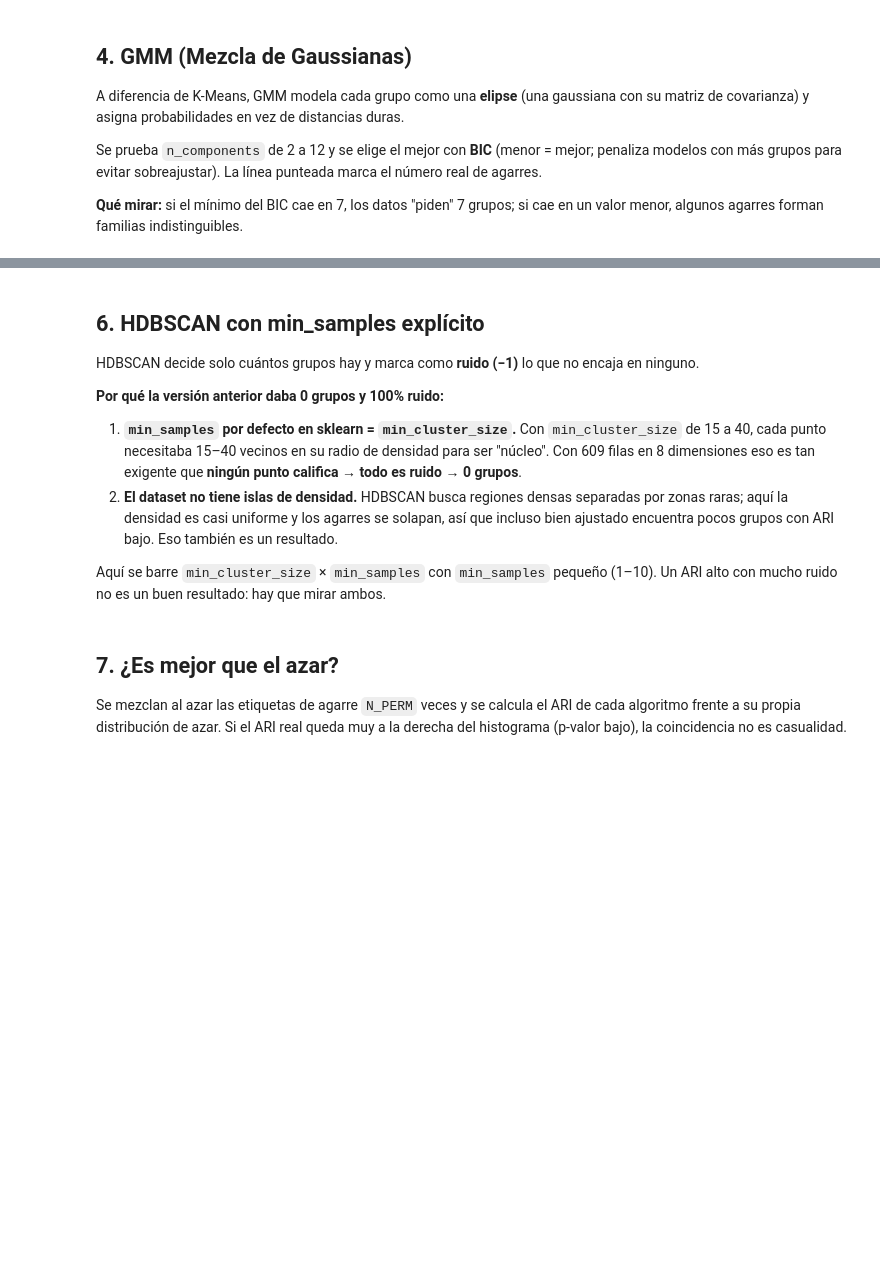
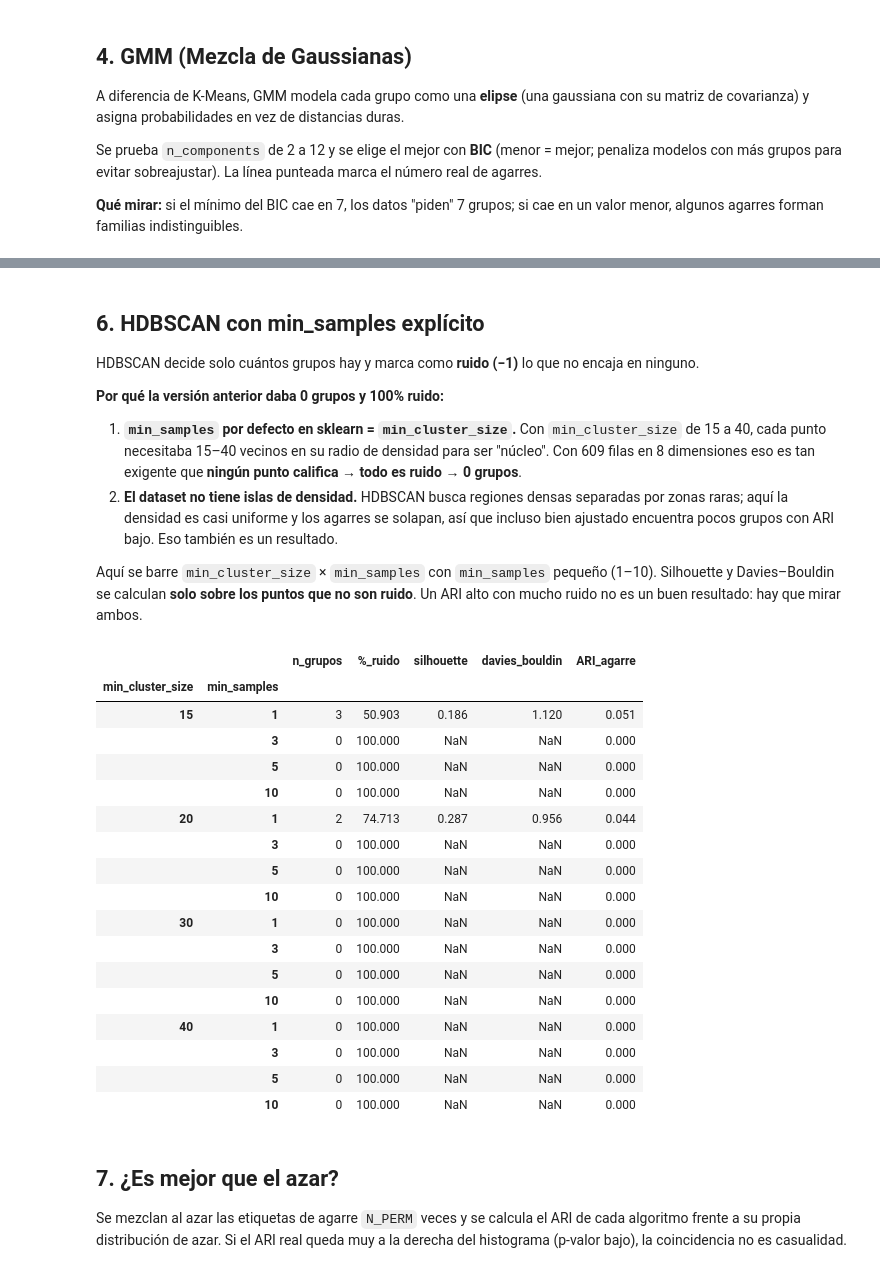
Before and after one commit to mariabda2/sEMG-ArmBand, a Jupyter notebook: notebooks/08_clustering.ipynb, the cells around one changed output, grey strips where cells are left out. Drawn from its saved outputs; the diff is of its cells as text; code cells hidden in the pictures; blank space fills up the shorter version.

Commit message:
update clustering

```diff
--- a/notebooks/08_clustering.ipynb
+++ b/notebooks/08_clustering.ipynb
@@ -541,21 +674,42 @@ HDBSCAN decide solo cuántos grupos hay y marca como **ruido (−1)** lo que no
    encuentra pocos grupos con ARI bajo. Eso también es un resultado.
 
 Aquí se barre `min_cluster_size` × `min_samples` con `min_samples` pequeño (1–10).
-Un ARI alto con mucho ruido no es un buen resultado: hay que mirar ambos.
+Silhouette y Davies–Bouldin se calculan **solo sobre los puntos que no son ruido**. Un ARI alto
+con mucho ruido no es un buen resultado: hay que mirar ambos.
 # %%
-hdb_df, hdb_labels, best_hdb = run_hdbscan(X, y, groups)
+hdb_df, hdb_labels, best_hdb = run_hdbscan(X, y)
 display(hdb_df.round(3))
 
 if best_hdb is not None:
     r = hdb_df.loc[best_hdb]
     hdb_title = (f'HDBSCAN (mcs={best_hdb[0]}, min_samples={best_hdb[1]}) — '
-                 f'{int(r.n_grupos)} grupos, {r["%_ruido"]:.0f}% ruido, ARI={r.ARI_agarre:.3f}')
+                 f'{int(r.n_grupos)} grupos, {r["%_ruido"]:.0f}% ruido, '
+                 f'Sil={r.silhouette:.3f}, DB={r.davies_bouldin:.3f}, ARI={r.ARI_agarre:.3f}')
     plot_contingency(hdb_labels[best_hdb], hdb_title, 'hdbscan_tabla')
     plot_clusters_2d(hdb_labels[best_hdb], hdb_title, 'hdbscan_2d')
     plot_clusters_3d(hdb_labels[best_hdb], hdb_title, 'hdbscan_3d')
 else:
     print('HDBSCAN no encontró más de un grupo con ninguna combinación '
           '(todo es un solo grupo o ruido): no hay regiones densas separadas en este dataset.')
+# %% [output]
+|  |  | n_grupos | %_ruido | silhouette | davies_bouldin | ARI_agarre |
+| min_cluster_size | min_samples |  |  |  |  |  |
+| 15 | 1 | 3 | 50.903 | 0.186 | 1.120 | 0.051 |
+|  | 3 | 0 | 100.000 | NaN | NaN | 0.000 |
+|  | 5 | 0 | 100.000 | NaN | NaN | 0.000 |
+|  | 10 | 0 | 100.000 | NaN | NaN | 0.000 |
+| 20 | 1 | 2 | 74.713 | 0.287 | 0.956 | 0.044 |
+|  | 3 | 0 | 100.000 | NaN | NaN | 0.000 |
+|  | 5 | 0 | 100.000 | NaN | NaN | 0.000 |
+|  | 10 | 0 | 100.000 | NaN | NaN | 0.000 |
+| 30 | 1 | 0 | 100.000 | NaN | NaN | 0.000 |
+|  | 3 | 0 | 100.000 | NaN | NaN | 0.000 |
+|  | 5 | 0 | 100.000 | NaN | NaN | 0.000 |
+|  | 10 | 0 | 100.000 | NaN | NaN | 0.000 |
+| 40 | 1 | 0 | 100.000 | NaN | NaN | 0.000 |
+|  | 3 | 0 | 100.000 | NaN | NaN | 0.000 |
+|  | 5 | 0 | 100.000 | NaN | NaN | 0.000 |
+|  | 10 | 0 | 100.000 | NaN | NaN | 0.000 |
 # %% [markdown]
 ## 7. ¿Es mejor que el azar?
 
```
Also changed, not shown: parts of 16 cells of this notebook, 1 other file.
